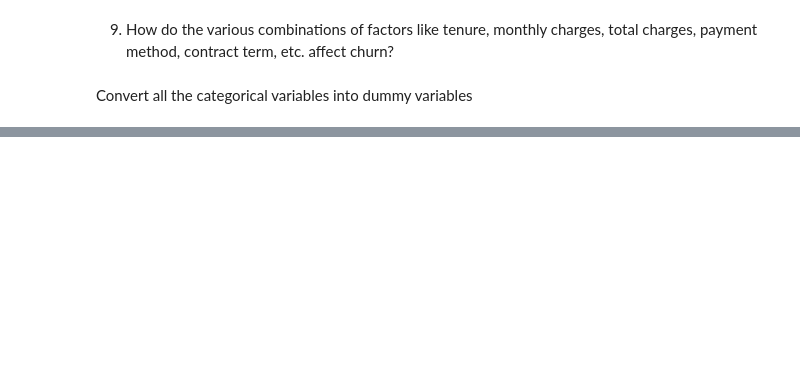
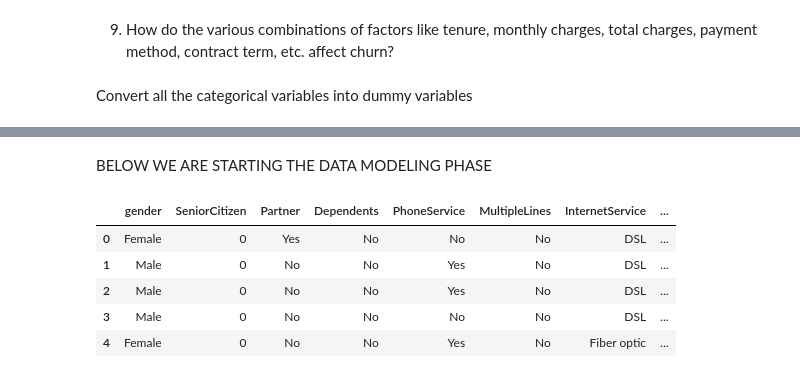
Before and after one commit to mbabazif/stockholm_lp2_colla_project_sprint_1, a Jupyter notebook: src/notebook/customer_churn_analysis.ipynb, the cells around one changed output, grey strips where cells are left out. Cells and saved outputs as stored; diff of their text form; code cells hidden in the pictures; blank space fills up the shorter version.

```diff
--- a/src/notebook/customer_churn_analysis.ipynb
+++ b/src/notebook/customer_churn_analysis.ipynb
@@ -644,0 +1170,11 @@ df_dm.corr()['Churn'].sort_values(ascending = False).plot(kind='bar');
+# %% [markdown]
+BELOW WE ARE STARTING THE DATA MODELING PHASE
+# %%
+df.head() # looking at the head of the data first
+# %% [output]
+|  | gender | SeniorCitizen | Partner | Dependents | PhoneService | MultipleLines | InternetService | ... |
+| 0 | Female | 0 | Yes | No | No | No | DSL | ... |
+| 1 | Male | 0 | No | No | Yes | No | DSL | ... |
+| 2 | Male | 0 | No | No | Yes | No | DSL | ... |
+| 3 | Male | 0 | No | No | No | No | DSL | ... |
+| 4 | Female | 0 | No | No | Yes | No | Fiber optic | ... |
```
Also changed, not shown: parts of 104 cells of this notebook, 3 other files.
